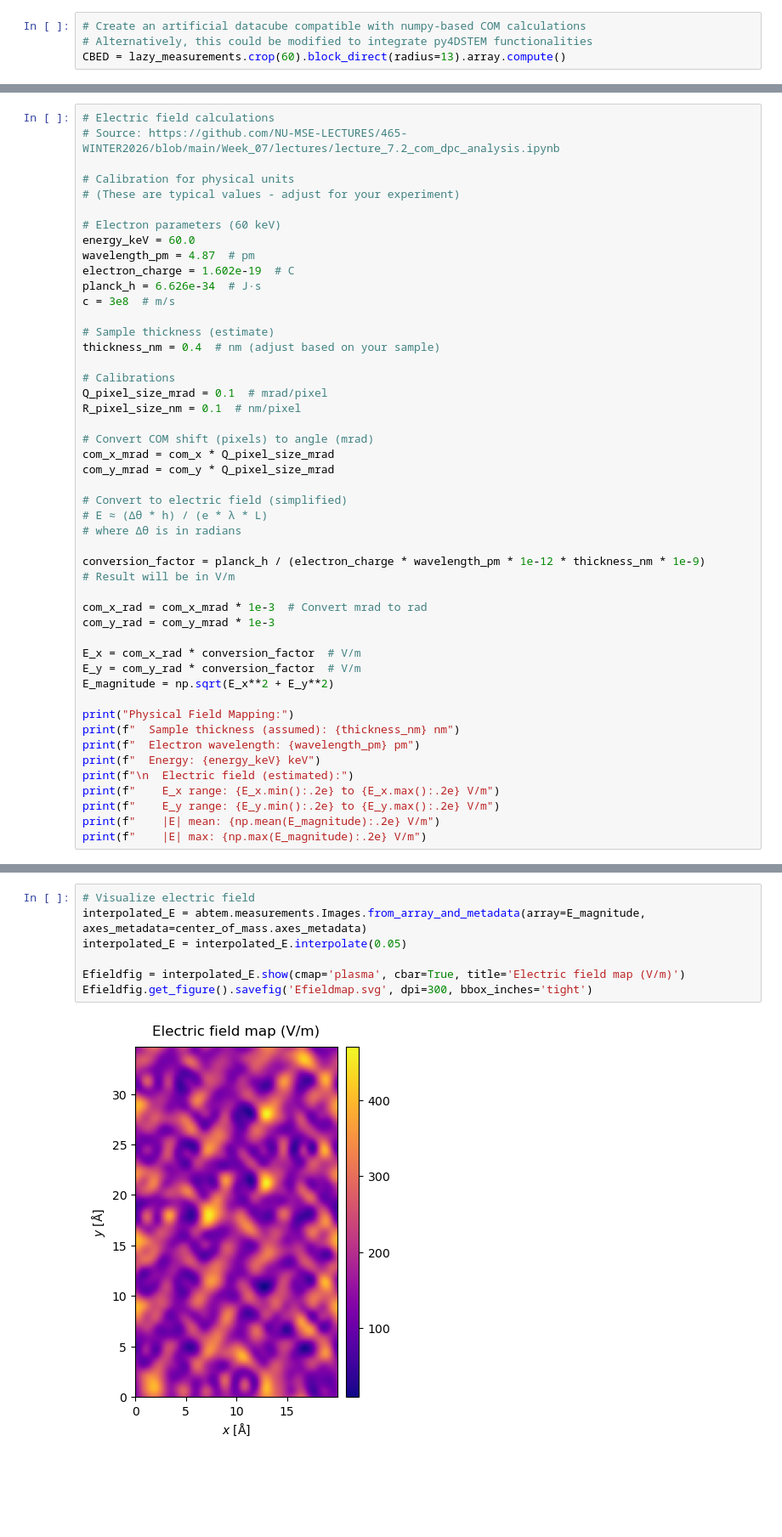
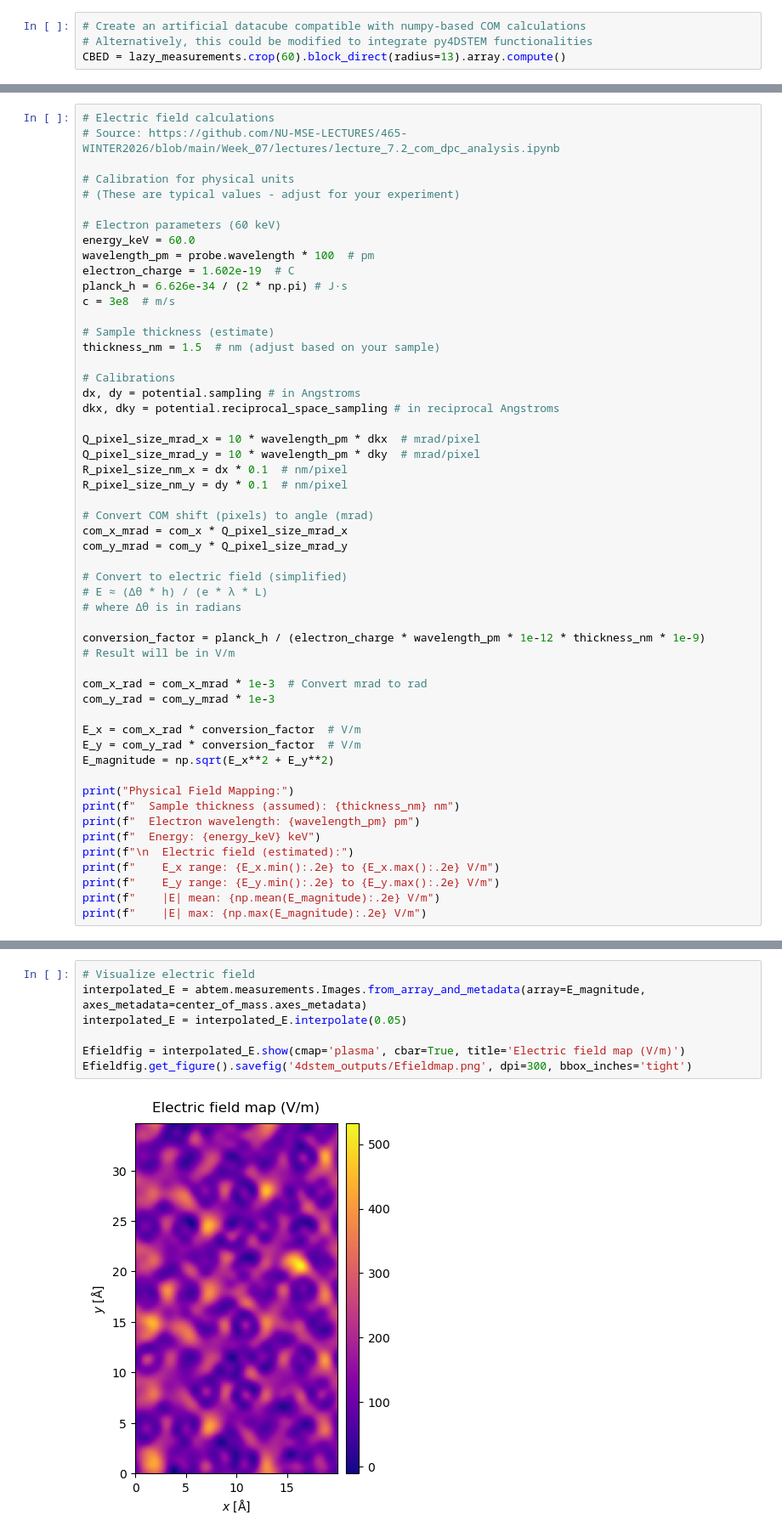
Before and after one commit to kgeisenman/MATSCI465_FinalProject_MoireLattices, a Jupyter notebook: 4dstem_simulation.ipynb, the cells around one changed output, grey strips where cells are left out. Shown at 85% size. Drawn from its saved outputs; the diff is of its cells as text; blank space fills up the shorter version.

```diff
--- a/4dstem_simulation.ipynb
+++ b/4dstem_simulation.ipynb
@@ -229,21 +229,26 @@ fig.savefig('COMmaps.svg', dpi=300, bbox_inches='tight')
 
 # Electron parameters (60 keV)
 energy_keV = 60.0
-wavelength_pm = 4.87  # pm
+wavelength_pm = probe.wavelength * 100  # pm
 electron_charge = 1.602e-19  # C
-planck_h = 6.626e-34  # J·s
+planck_h = 6.626e-34 / (2 * np.pi) # J·s
 c = 3e8  # m/s
 
 # Sample thickness (estimate)
-thickness_nm = 0.4  # nm (adjust based on your sample)
+thickness_nm = 1.5  # nm (adjust based on your sample)
 
 # Calibrations
-Q_pixel_size_mrad = 0.1  # mrad/pixel
-R_pixel_size_nm = 0.1  # nm/pixel
+dx, dy = potential.sampling # in Angstroms
+dkx, dky = potential.reciprocal_space_sampling # in reciprocal Angstroms
+
+Q_pixel_size_mrad_x = 10 * wavelength_pm * dkx  # mrad/pixel
+Q_pixel_size_mrad_y = 10 * wavelength_pm * dky  # mrad/pixel
+R_pixel_size_nm_x = dx * 0.1  # nm/pixel
+R_pixel_size_nm_y = dy * 0.1  # nm/pixel
 
 # Convert COM shift (pixels) to angle (mrad)
-com_x_mrad = com_x * Q_pixel_size_mrad
-com_y_mrad = com_y * Q_pixel_size_mrad
+com_x_mrad = com_x * Q_pixel_size_mrad_x
+com_y_mrad = com_y * Q_pixel_size_mrad_y
 
 # Convert to electric field (simplified)
 # E ≈ (Δθ * h) / (e * λ * L)
@@ -282,12 +287,12 @@ Physical Field Mapping:
 # %%
 # Visualize electric field
 interpolated_E = abtem.measurements.Images.from_array_and_metadata(array=E_magnitude, axes_metadata=center_of_mass.axes_metadata)
 interpolated_E = interpolated_E.interpolate(0.05)
 
 Efieldfig = interpolated_E.show(cmap='plasma', cbar=True, title='Electric field map (V/m)')
-Efieldfig.get_figure().savefig('Efieldmap.svg', dpi=300, bbox_inches='tight')
+Efieldfig.get_figure().savefig('4dstem_outputs/Efieldmap.png', dpi=300, bbox_inches='tight')
 # %% [output]
-[figure, old version]
+[figure, new version]
 # %%
 # Visualize charge density
 # Recall Gauss' law in differential form: div E = p/e_0 where p is the charge density
```
Also changed, not shown: parts of 7 cells of this notebook.
